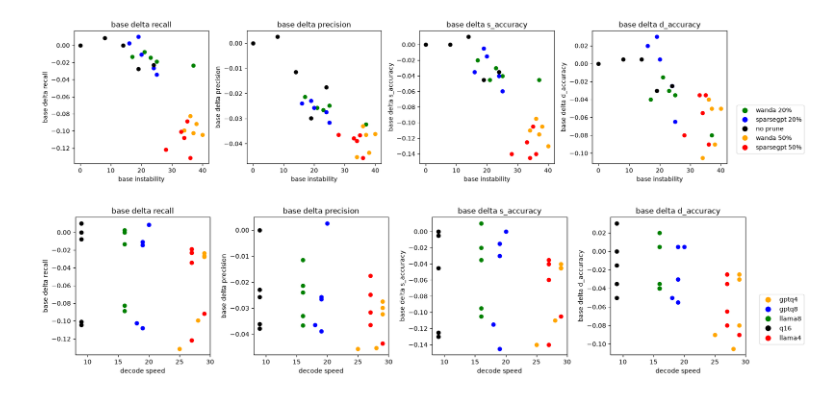
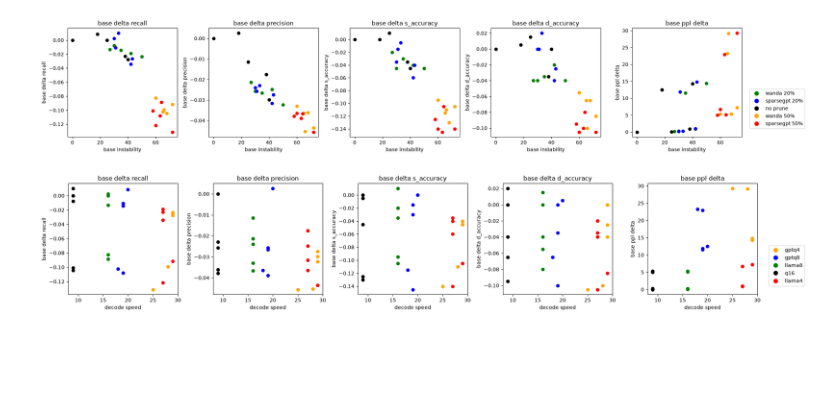
Before and after one commit to YouOnlyLive1ce/llm_on_edge, a Jupyter notebook: benchmark/visualize_results.ipynb, the cells around one changed output. Drawn from its saved outputs; the diff is of its cells as text; code cells hidden in the pictures; blank space fills up the shorter version.

Commit message:
visualize rebuild

```diff
--- a/benchmark/visualize_results.ipynb
+++ b/benchmark/visualize_results.ipynb
@@ -87,38 +87,40 @@ benchllm.calc_corr(result_df)
 # %%
-x = transitions['base instability']
-y1 = transitions['base delta recall']
-y2 = transitions['base delta precision']
-y3 = transitions['base delta s_accuracy']
-y4 = transitions['base delta d_accuracy']
+x = transitions['s base instability']
+y1 = transitions['s base delta recall']
+y2 = transitions['s base delta precision']
+y3 = transitions['s base delta s_accuracy']
+y4 = transitions['s base delta d_accuracy']
+y5 = transitions['base ppl delta']
 
 # automatically splits into 5 groups depending on index of row
 benchllm.plot_tradeoffs(x,
-                y1, y2, y3, y4,
+                y1, y2, y3, y4, y5,
                 group_labels=[i for i in [0,1,2,3,4]*5],
                 names=["wanda 20%", "sparsegpt 20%", "no prune", "wanda 50%", "sparsegpt 50%"],
                 colors=['green', 'blue', 'black', 'orange', 'red'],
-                titles=['base delta recall', 'base delta precision', 'base delta s_accuracy', 'base delta d_accuracy'],
-                ncols=4)
+                titles=['base delta recall', 'base delta precision', 'base delta s_accuracy', 'base delta d_accuracy', 'base ppl delta'],
+                ncols=5, figsize=(20,4))
 # %% [output]
-[figure, old version]
+[figure, new version]
 # %%
 x = pd.Series([float(strr[:strr.find("+")]) for strr in result_df['decode']]).round()
-y1 = transitions['base delta recall']
-y2 = transitions['base delta precision']
-y3 = transitions['base delta s_accuracy']
-y4 = transitions['base delta d_accuracy']
+y1 = transitions['s base delta recall']
+y2 = transitions['s base delta precision']
+y3 = transitions['s base delta s_accuracy']
+y4 = transitions['s base delta d_accuracy']
+y5 = transitions['base ppl delta']
 
 # automatically splits into 5 groups depending on index of row
 benchllm.plot_tradeoffs(x,
-                y1, y2, y3, y4,
+                y1, y2, y3, y4, y5,
                 group_labels=[x for i in range(5) for x in [i]*5],
                 names=["gptq4", "gptq8", "llama8", "q16", "llama4"],
                 colors=['orange', 'blue', 'green', 'black', 'red'],
-                titles=['base delta recall', 'base delta precision', 'base delta s_accuracy', 'base delta d_accuracy'],
+                titles=['base delta recall', 'base delta precision', 'base delta s_accuracy', 'base delta d_accuracy', 'base ppl delta'],
                 xlabel="decode speed",
-                ncols=4)
+                ncols=5, figsize=(20,4))
 # %% [output]
-[figure, old version]
+[figure, new version]
 # %%
 import benchmark_client
 import pandas as pd
```
Also changed, not shown: parts of 9 cells of this notebook, 3 other files.
